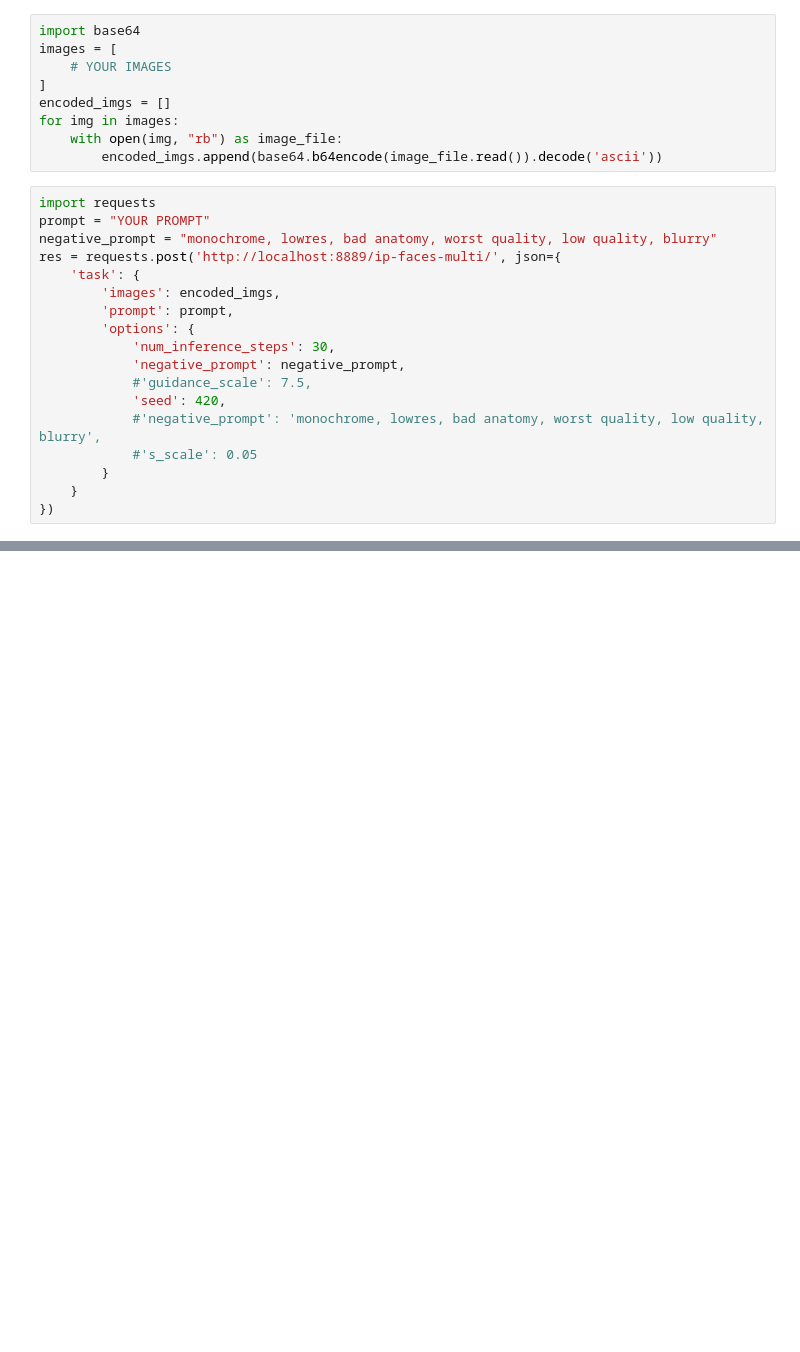
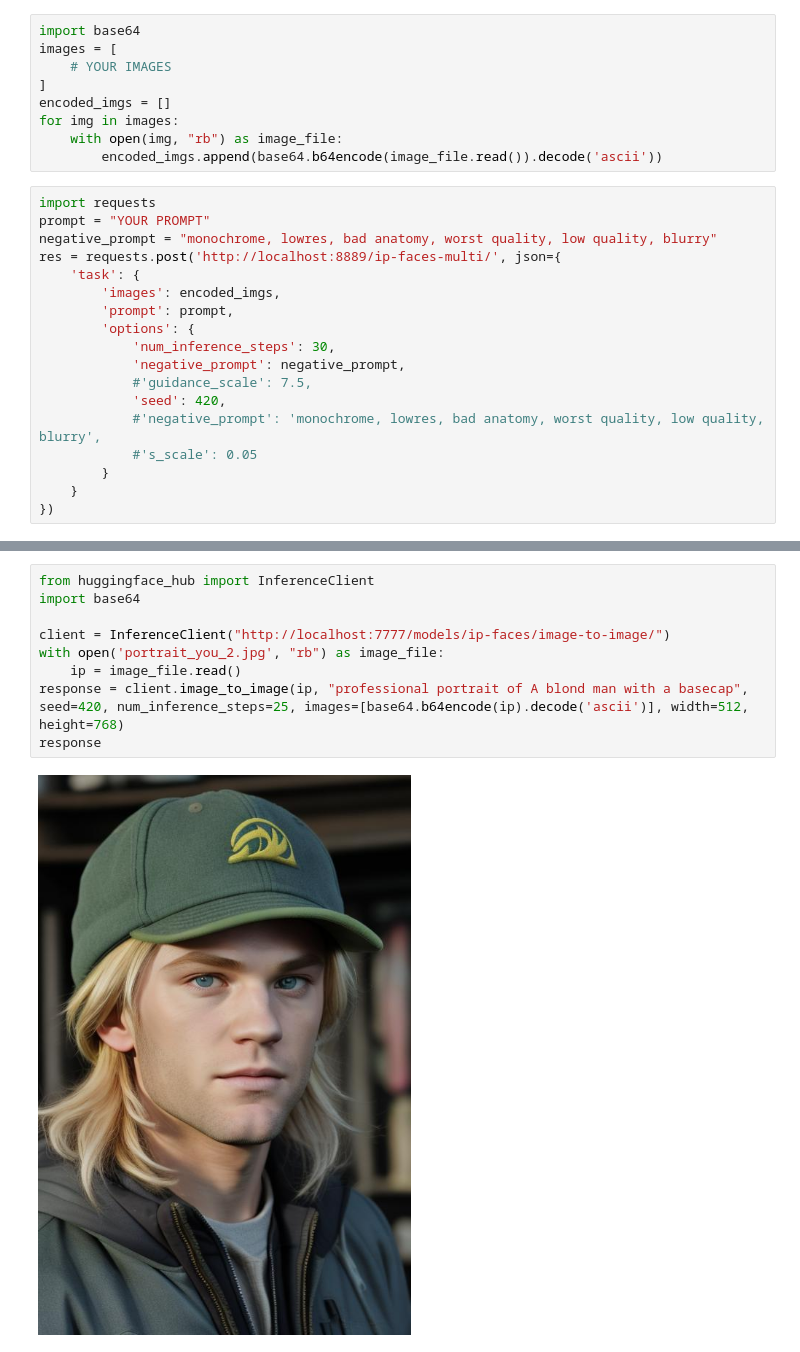
Before and after one commit to philipp-zettl/factory, a Jupyter notebook: webapi-test.ipynb, the cells around one changed output, grey strips where cells are left out. Cells and saved outputs as stored; diff of their text form; blank space fills up the shorter version.

```diff
--- a/webapi-test.ipynb
+++ b/webapi-test.ipynb
@@ -83,0 +95,11 @@ res = requests.post('http://localhost:8889/ip-faces-multi/', json={
+# %%
+from huggingface_hub import InferenceClient
+import base64
+
+client = InferenceClient("http://localhost:7777/models/ip-faces/image-to-image/")
+with open('portrait_you_2.jpg', "rb") as image_file:
+    ip = image_file.read()
+response = client.image_to_image(ip, "professional portrait of A blond man with a basecap", seed=420, num_inference_steps=25, images=[base64.b64encode(ip).decode('ascii')], width=512, height=768)
+response
+# %% [output]
+[figure, added]
```
Also changed, not shown: parts of 2 cells of this notebook, 14 other files.
